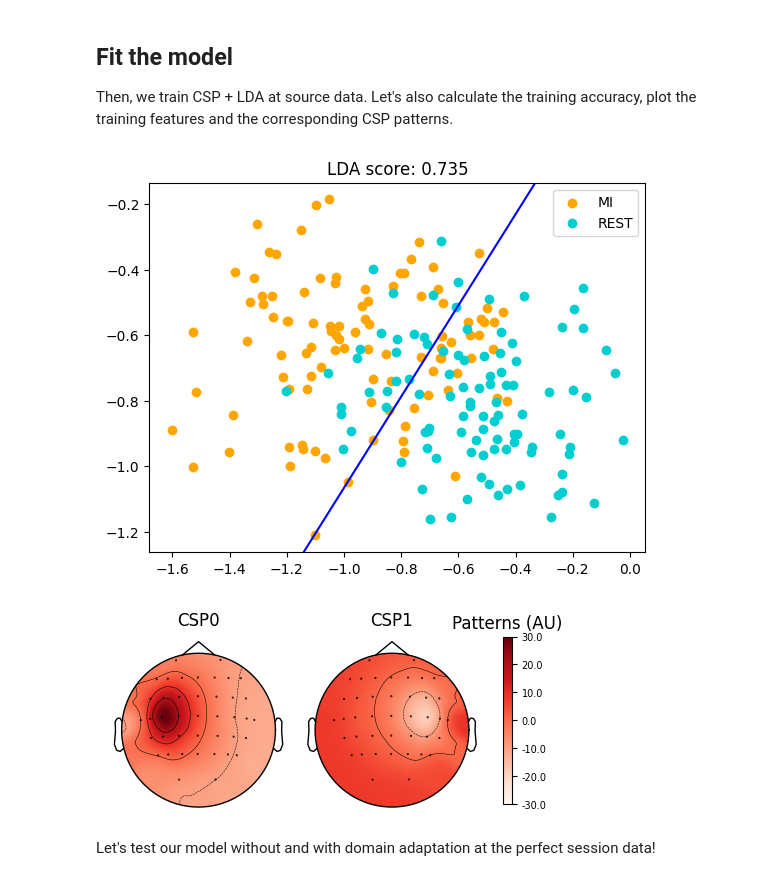
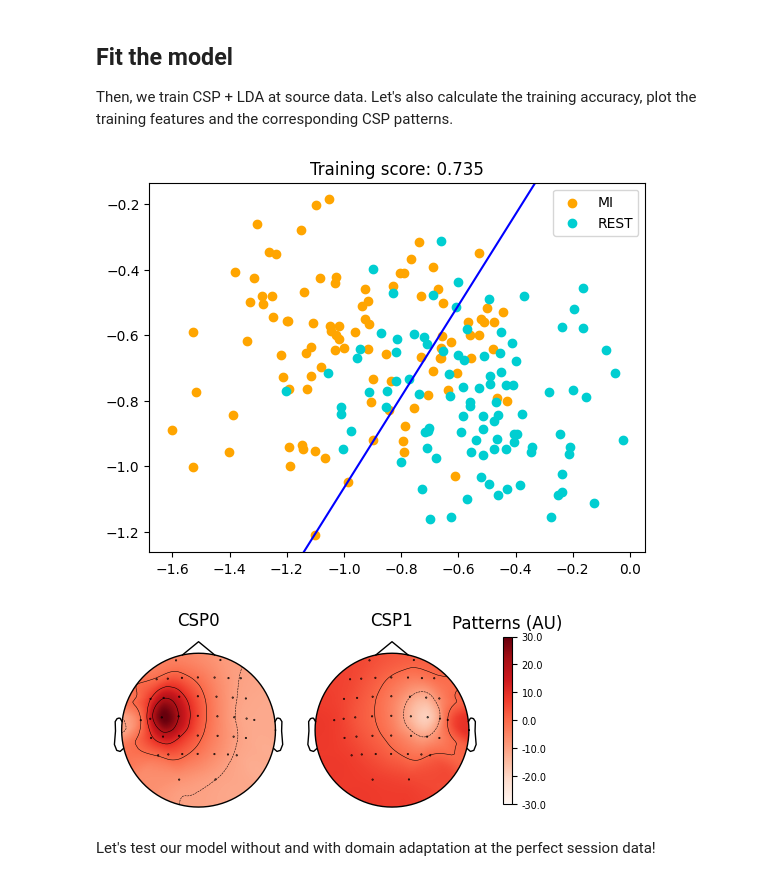
Before and after one commit to NiCALab-IMAL/SupportiveBackwardAdaptation, a Jupyter notebook: A2_Evaluate_different_training_sessions.ipynb, the cells around one changed output. Drawn from its saved outputs; the diff is of its cells as text; code cells hidden in the pictures.

```diff
--- a/A2_Evaluate_different_training_sessions.ipynb
+++ b/A2_Evaluate_different_training_sessions.ipynb
@@ -162,34 +162,34 @@ Then, we train CSP + LDA at source data. Let's also calculate the training accur
 # %%
 # Create CSP and LDA objects
 csp = CSP(n_components=2, reg='empirical', log=True, norm_trace=False, cov_est='epoch') #creating obj
 lda = LinearDiscriminantAnalysis()
 # Learn CSP filters
 Gtr = csp.fit_transform(Xtr, Ytr)
 # Fit LDA
 lda.fit(Gtr, Ytr)
 
 # Get the accuracy at training data
 acc_tr = lda.score(Gtr, Ytr)
 
 # Plot first 2 CSP features of the training set + the LDA decision boundary
 features = Gtr[:,0:2]
 fig, axs = plt.subplots()
 axs.scatter(features[Ytr==1, 0], features[Ytr==1, 1], c='orange', label='MI')
 axs.scatter(features[Ytr==2, 0], features[Ytr==2, 1], c='darkturquoise', label='REST')
-axs.set_title("LDA score: " + str(lda.score(Gtr,Ytr)))
+axs.set_title("Training score: " + str(lda.score(Gtr,Ytr)))
 axs.legend()
 b, w1, w2 = lda.intercept_[0], lda.coef_[0][0], lda.coef_[0][1]
 xx = np.array(axs.get_xlim())
 xlim = xx
 ylim = np.array(axs.get_ylim())
 axs.plot(xx, -(b+xx*w1)/w2, c='blue')
 axs.set_ylim(ylim)
 axs.set_xlim(xlim)
 
 # Plot CSP patterns
 fig = csp.plot_patterns(epochs_train.info, ch_type='eeg', units='Patterns (AU)', size=1.5, cmap='Reds')
 # %% [output]
-[figure, old version]
+[figure, new version]
 [figure]
 # %% [markdown]
 Let's test our model without and with domain adaptation at the perfect session data!
```
Also changed, not shown: parts of 5 cells of this notebook, 2 other files.
